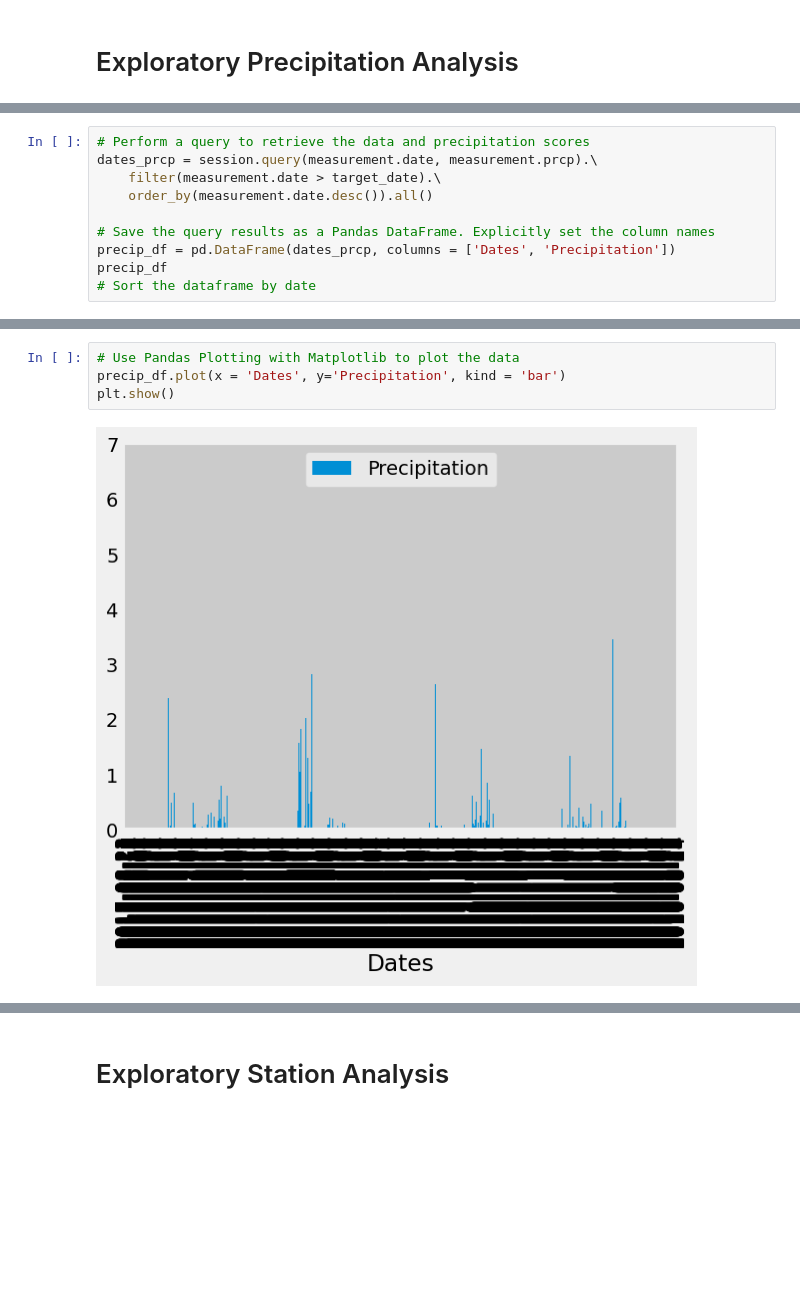
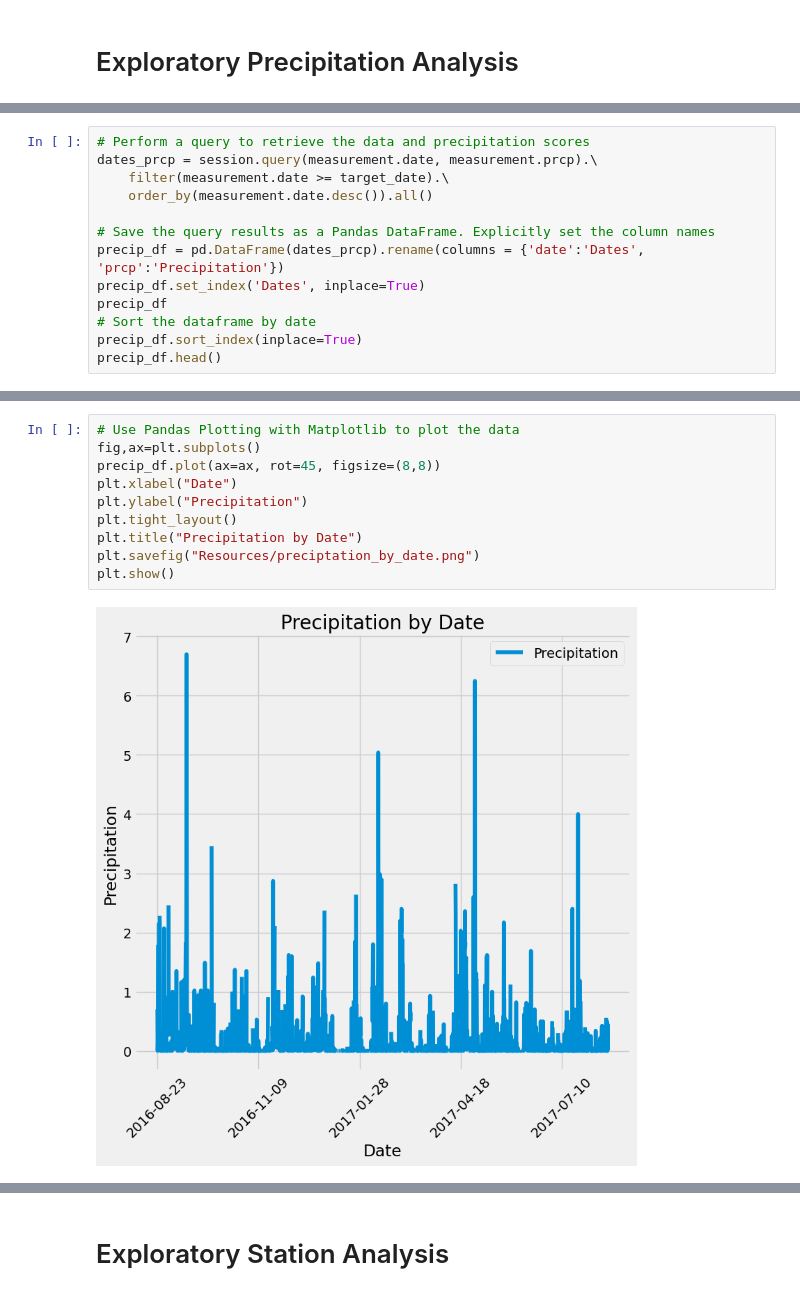
Before and after one commit to peatk/SQLAlchemy, a Jupyter notebook: Surfs Up Bruh/climate_starter.ipynb, the cells around one changed output, grey strips where cells are left out. Cells and saved outputs as stored; diff of their text form; blank space fills up the shorter version.

```diff
--- a/Surfs Up Bruh/climate_starter.ipynb
+++ b/Surfs Up Bruh/climate_starter.ipynb
@@ -52,11 +60,14 @@ target_date
 # %%
 # Perform a query to retrieve the data and precipitation scores
 dates_prcp = session.query(measurement.date, measurement.prcp).\
-    filter(measurement.date > target_date).\
+    filter(measurement.date >= target_date).\
     order_by(measurement.date.desc()).all()
 
 # Save the query results as a Pandas DataFrame. Explicitly set the column names
-precip_df = pd.DataFrame(dates_prcp, columns = ['Dates', 'Precipitation'])
+precip_df = pd.DataFrame(dates_prcp).rename(columns = {'date':'Dates', 'prcp':'Precipitation'})
+precip_df.set_index('Dates', inplace=True)
 precip_df
 # Sort the dataframe by date
+precip_df.sort_index(inplace=True)
+precip_df.head()
 # %% [output]
@@ -76,9 +81,15 @@ precip_df
 # %%
 # Use Pandas Plotting with Matplotlib to plot the data
-precip_df.plot(x = 'Dates', y='Precipitation', kind = 'bar')
+fig,ax=plt.subplots()
+precip_df.plot(ax=ax, rot=45, figsize=(8,8))
+plt.xlabel("Date")
+plt.ylabel("Precipitation")
+plt.tight_layout()
+plt.title("Precipitation by Date")
+plt.savefig("Resources/preciptation_by_date.png")
 plt.show()
 # %% [output]
-[figure, old version]
+[figure, new version]
 # %%
 # Use Pandas to calculate the summary statistics for the precipitation data
 precip_df.describe()
```
Also changed, not shown: parts of 9 cells of this notebook, 2 other files.
